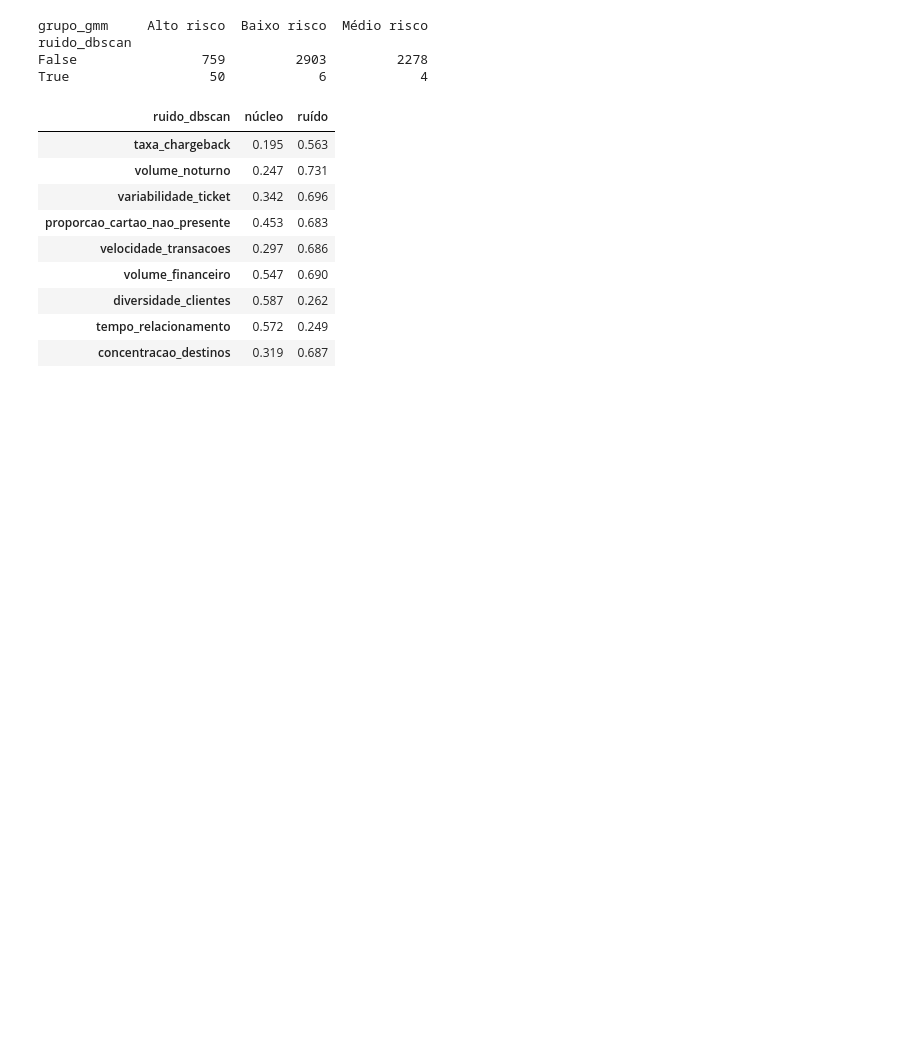
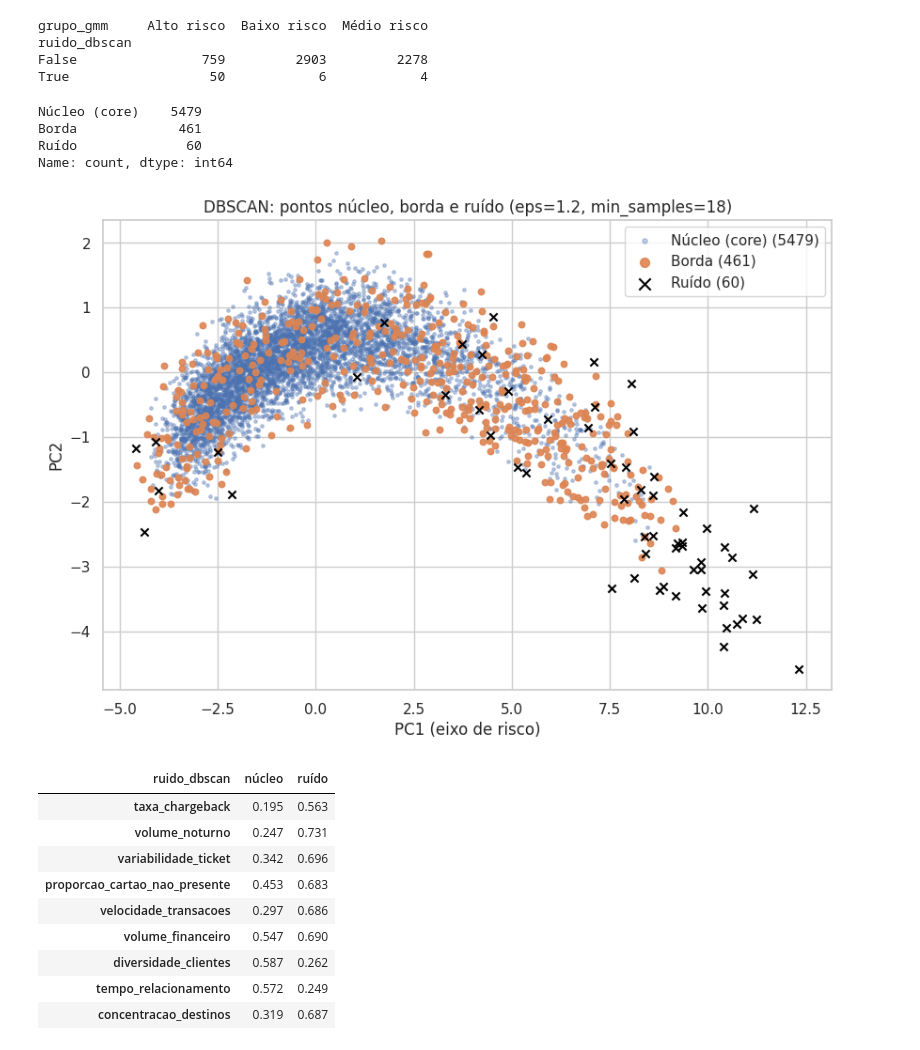
Before and after one commit to Ian-Marinho/TrabalhoAM2, a Jupyter notebook: TP_AM2_base05_mapa_risco.ipynb, the cells around one changed output. Saved outputs shown, nothing was run; the diff lists cells and outputs as text; code cells hidden in the pictures; blank space fills up the shorter version.

```diff
--- a/TP_AM2_base05_mapa_risco.ipynb
+++ b/TP_AM2_base05_mapa_risco.ipynb
@@ -741,6 +770,37 @@ grupo_gmm     Alto risco  Baixo risco  Médio risco
 ruido_dbscan
 False                759         2903         2278
 True                  50            6            4
+# %%
+# Classifica cada entidade como núcleo, borda ou ruído
+tipo_ponto = np.full(len(X_pad), "Borda", dtype=object)    # começa marcando todos como borda
+tipo_ponto[dbscan.core_sample_indices_] = "Núcleo (core)"  # índices dos pontos núcleo
+tipo_ponto[rotulos_dbscan == -1] = "Ruído"                 # pontos sem grupo
+
+print(pd.Series(tipo_ponto).value_counts())
+
+# Estilo de cada tipo de ponto
+estilos = {
+    "Núcleo (core)": dict(c="#4C72B0", s=6,  alpha=0.35, marker="o"),
+    "Borda":         dict(c="#DD8452", s=22, alpha=0.9,  marker="o"),
+    "Ruído":         dict(c="black",   s=35, alpha=1.0,  marker="x"),
+}
+
+plt.figure(figsize=(10, 6.5))
+for tipo in ["Núcleo (core)", "Borda", "Ruído"]:
+    m = tipo_ponto == tipo
+    plt.scatter(X_pca[m, 0], X_pca[m, 1], label=f"{tipo} ({m.sum()})", **estilos[tipo])
+
+plt.xlabel("PC1 (eixo de risco)")
+plt.ylabel("PC2")
+plt.title("DBSCAN: pontos núcleo, borda e ruído (eps=1.2, min_samples=18)")
+plt.legend(markerscale=1.5)
+plt.show()
+# %% [output]
+Núcleo (core)    5479
+Borda             461
+Ruído              60
+Name: count, dtype: int64
+[figure, added]
 # %%
 # Perfil médio: ruído x núcleo denso
 df.groupby("ruido_dbscan")[colunas_numericas].mean().T.rename(columns={False: "núcleo", True: "ruído"})
```
Also changed, not shown: parts of 24 cells of this notebook.
